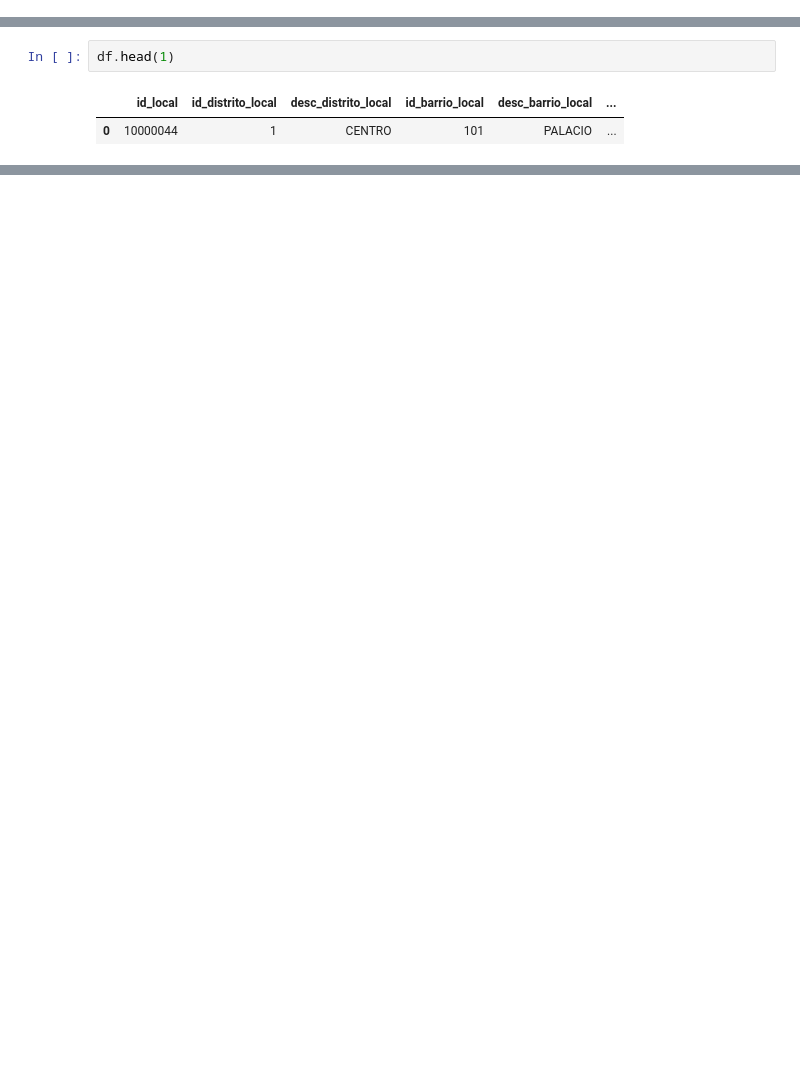
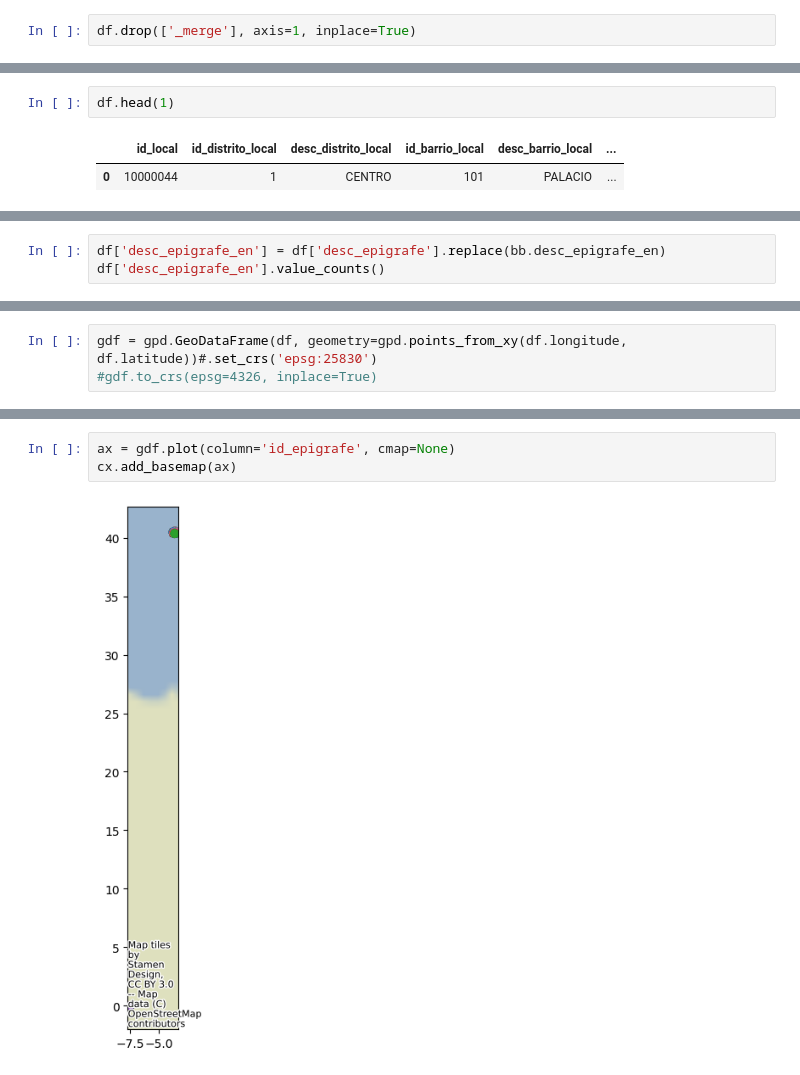
Before and after one commit to annassanchez/Turistificacion, a Jupyter notebook: notebooks/2_1_cleaning_geolocation_ayto_madrid.ipynb, the cells around one changed output, grey strips where cells are left out. Cells and saved outputs as stored; diff of their text form; blank space fills up the shorter version.

```diff
--- a/notebooks/2_1_cleaning_geolocation_ayto_madrid.ipynb
+++ b/notebooks/2_1_cleaning_geolocation_ayto_madrid.ipynb
@@ -273,0 +274,2 @@ mapeo de los locales según el caso de estudio -> licencias
+# %%
+df.drop(['_merge'], axis=1, inplace=True)
@@ -324,0 +326,3 @@ df['desc_epigrafe'].unique()
+# %%
+df['desc_epigrafe_en'] = df['desc_epigrafe'].replace(bb.desc_epigrafe_en)
+df['desc_epigrafe_en'].value_counts()
@@ -324,0 +367,3 @@ df['desc_epigrafe'].unique()
+# %%
+gdf = gpd.GeoDataFrame(df, geometry=gpd.points_from_xy(df.longitude, df.latitude))#.set_crs('epsg:25830')
+#gdf.to_crs(epsg=4326, inplace=True)
@@ -324,0 +378,5 @@ df['desc_epigrafe'].unique()
+# %%
+ax = gdf.plot(column='id_epigrafe', cmap=None)
+cx.add_basemap(ax)
+# %% [output]
+[figure, added]
```
Also changed, not shown: parts of 13 cells of this notebook.
